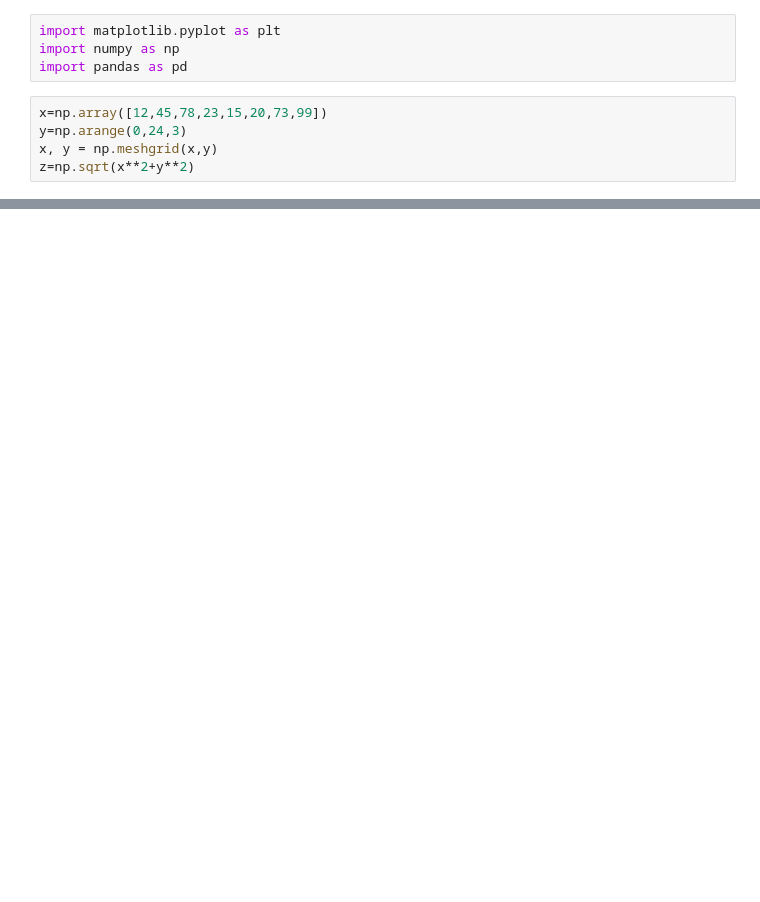
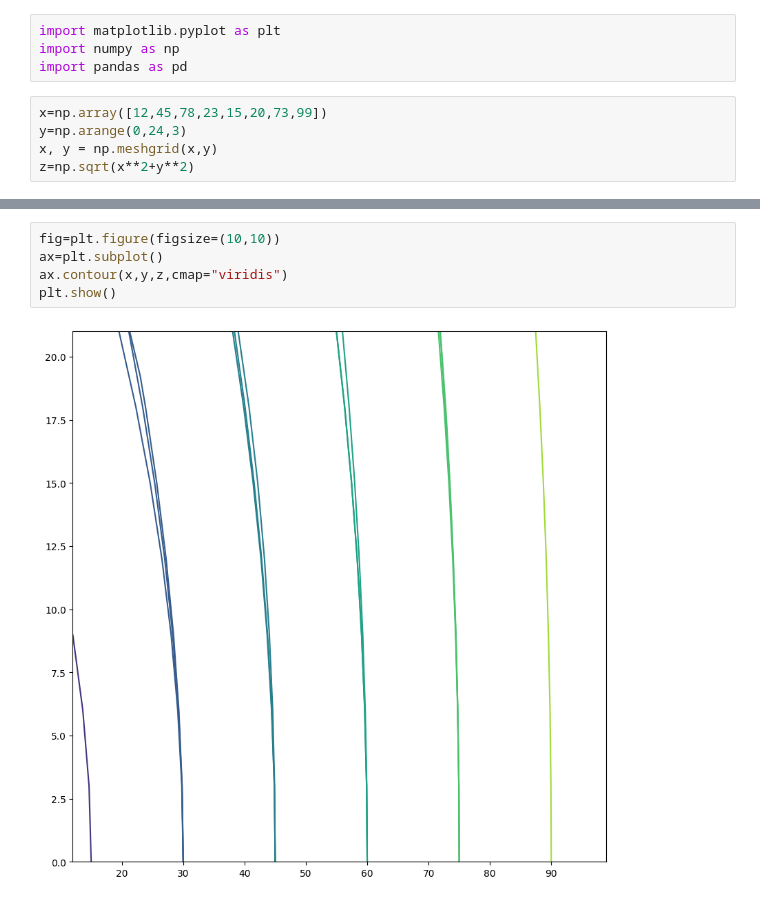
Before and after one commit to Rudra18GTHB/Codes, a Jupyter notebook: Visualization/Data Visualization/Exp11.ipynb, the cells around one changed output, grey strips where cells are left out. Drawn from its saved outputs; the diff is of its cells as text; blank space fills up the shorter version.

```diff
--- a/Visualization/Data Visualization/Exp11.ipynb
+++ b/Visualization/Data Visualization/Exp11.ipynb
@@ -14,3 +15,10 @@ ax.plot_surface(x,y,z, cmap='plasma')
 plt.show()
 # %% [output]
 [figure]
+# %%
+fig=plt.figure(figsize=(10,10))
+ax=plt.subplot()
+ax.contour(x,y,z,cmap="viridis")
+plt.show()
+# %% [output]
+[figure, added]
```
Also changed, not shown: parts of 1 cell of this notebook.
